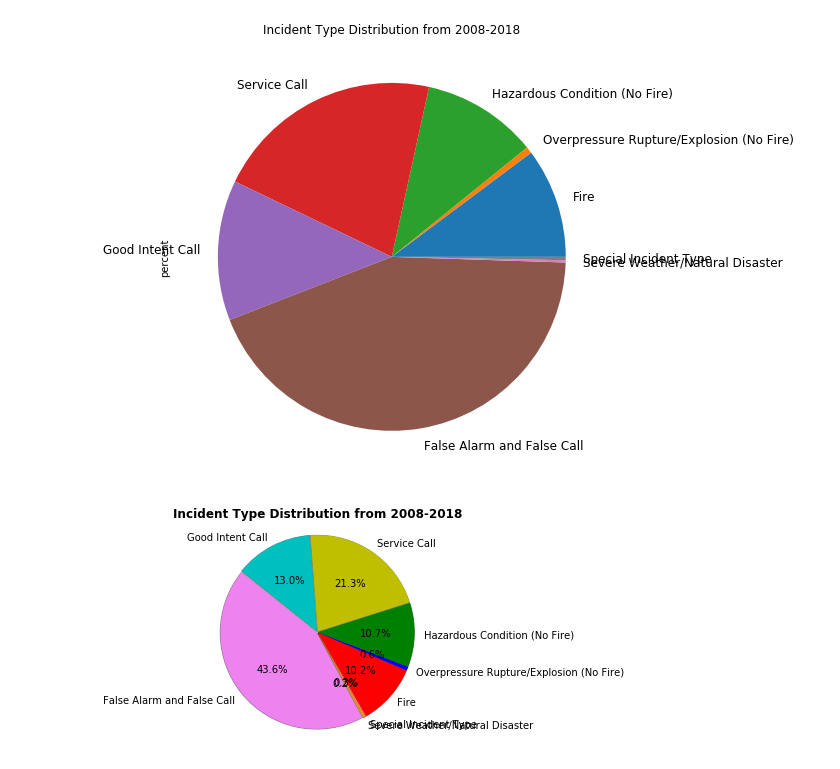
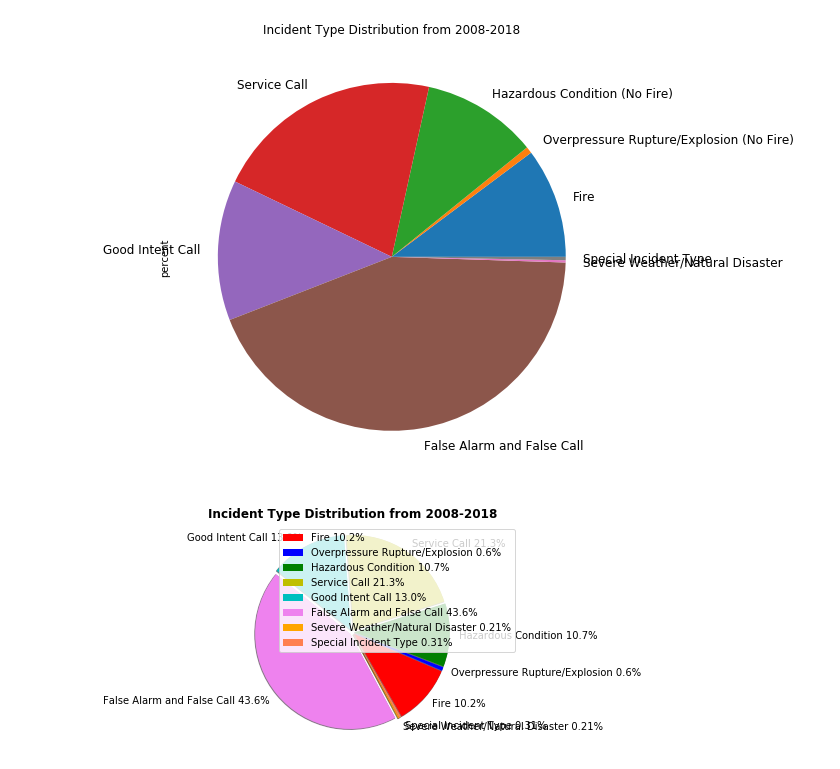
Before and after one commit to xjarodx/Project_1_Group_7, a Jupyter notebook: Fire_Data_Plotting_fixed_Jill.ipynb, the cells around one changed output. Drawn from its saved outputs; the diff is of its cells as text; code cells hidden in the pictures.

```diff
--- a/Fire_Data_Plotting_fixed_Jill.ipynb
+++ b/Fire_Data_Plotting_fixed_Jill.ipynb
@@ -284,20 +296,20 @@ plt.savefig('./graphics/total_incidents_allyears.png')
 [figure]
 # %%
 #code from Jarod as alternative plotting method
-
+#fig = plt.figure(figsize=(5,5))
 plt.pie(all_incidents_allyears_new['percent'],
-       labels=["Fire", "Overpressure Rupture/Explosion (No Fire)", "Hazardous Condition (No Fire)", "Service Call", "Good Intent Call", "False Alarm and False Call", "Severe Weather/Natural Disaster", "Special Incident Type"],
+       labels=["Fire 10.2%", "Overpressure Rupture/Explosion 0.6% ", "Hazardous Condition 10.7%", "Service Call 21.3%", "Good Intent Call 13.0%", "False Alarm and False Call 43.6%", "Severe Weather/Natural Disaster 0.21%", "Special Incident Type 0.31%"],
        colors=["r","b","g","y","c","violet","orange","coral"],
-       autopct='%1.1f%%',
-        radius= 12,
+       #autopct='%1.1f%%',
+        radius= 4,
        explode=(0.1,0.1,0.1,0.1,0.1,0.1,0.1,0.1),
        shadow=True, startangle=300)
-plt.axis('equal')
-plt.title("Incident Type Distribution from 2008-2018", fontweight='bold')
-
+plt.legend(loc='best')
+plt.axis ('equal')
+plt.title("Incident Type Distribution from 2008-2018", fontweight='bold', )
 plt.savefig('./graphics/total_incidents_allyears.png')
 # %% [output]
-[figure, old version]
+[figure, new version]
 # %%
 all_incidents_g = all_incidents.groupby(['Incident','Year']).count().unstack()
 all_incidents_g
```
Also changed, not shown: parts of 5 cells of this notebook, 1 other file.
